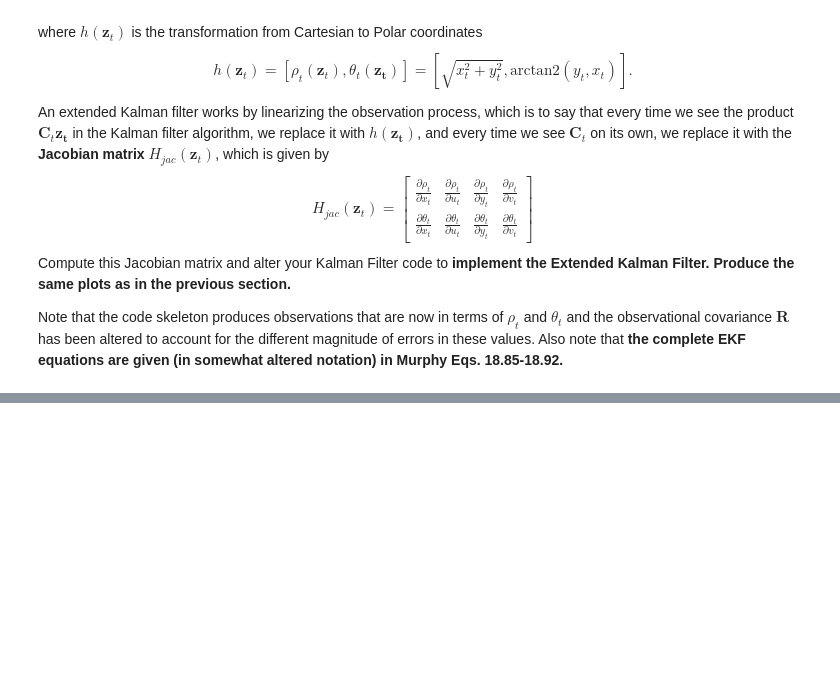
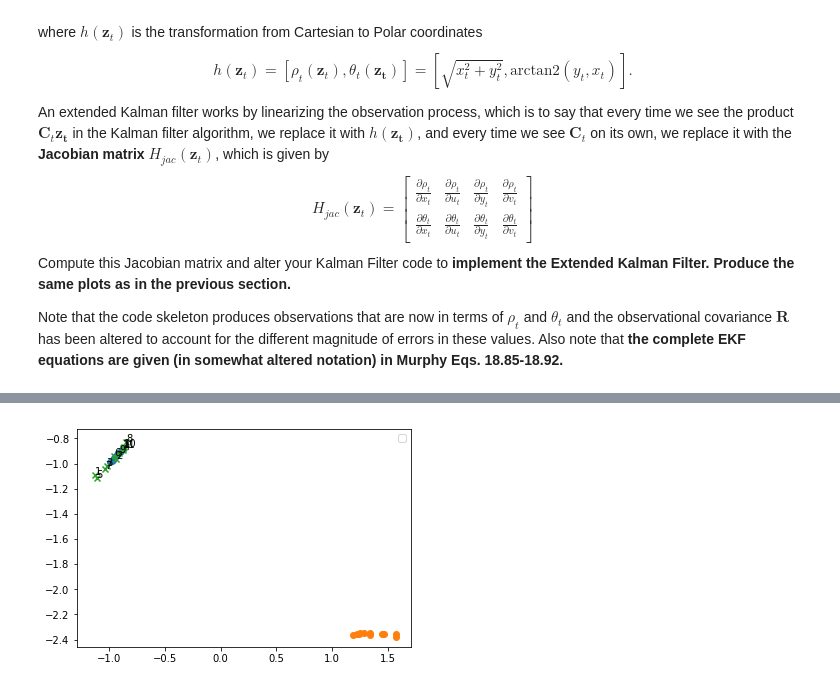
Before and after one commit to GenevieveKrause/Homework_3, a Jupyter notebook: Homework_3.ipynb, the cells around one changed output, grey strips where cells are left out. Drawn from its saved outputs; the diff is of its cells as text; code cells hidden in the pictures; blank space fills up the shorter version.

```diff
--- a/Homework_3.ipynb
+++ b/Homework_3.ipynb
@@ -328,6 +363,7 @@ Compute this Jacobian matrix and alter your Kalman Filter code to **implement th
 Note that the code skeleton produces observations that are now in terms of $\rho_t$ and $\theta_t$ and the observational covariance $\mathbf{R}$ has been altered to account for the different magnitude of errors in these values.  Also note that **the complete EKF equations are given (in somewhat altered notation) in Murphy Eqs. 18.85-18.92.**
 # %%
 import numpy as np
+from sympy import symbols, diff, sqrt, atan2
 
 # Constants
 a = 0.1   # Acceleration due to wind
@@ -345,6 +381,7 @@ Q = a**2*np.array([[1/4.*dt**4,1/2.*dt**3,         0,         0],
                    [         0,         0,1/4.*dt**4,1/2.*dt**3],
                    [         0,         0,1/2.*dt**3,     dt**2]])
 
+Q += 1e-5*np.sum(np.diag(Q))*np.eye(4)
 
 # Observation covariance
 R = np.array([[0.1**2,0],
@@ -358,8 +395,36 @@ def h(X):
 
 # Jacobian of observation function
 def H_jac(X):
-    #! Generate a function which returns the Jacobian of h
-    pass
+
+    x,y = symbols('x y', real=True)
+    J = np.array([[0.,0.,0.,0.],
+                  [0.,0.,0.,0.]])
+
+    p = sqrt(x**2+y**2)
+
+    dpx = diff(p,x)
+    dpx = dpx.subs(x,X[0])
+    dpx = dpx.subs(y,X[2])
+    J[0][0] = dpx
+
+    dpy = diff(p,y)
+    dpy = dpy.subs(x,X[0])
+    dpy = dpy.subs(y,X[2])
+    J[0][2] = dpy
+
+    t = atan2(y,x)
+
+    dtx = diff(t,x)
+    dtx = dtx.subs(x,X[0])
+    dtx = dtx.subs(y,X[2])
+    J[1][0] = dtx
+
+    dty = diff(t,y)
+    dty = dty.subs(x,X[0])
+    dty = dty.subs(y,X[2])
+    J[1][2] = dty
+
+    return(J)
 
 ### These are useful for sampling from normal distributions, but you
 ### don't need to worry about them.
@@ -386,7 +451,7 @@ Sigma = [Sigma_initial]
 Y = []
 
 t=0
-t_end = 10.0
+t_end = 1.0
 while t<t_end:
 
     ### Simulate the motion of the aircraft
@@ -405,23 +470,56 @@ while t<t_end:
     Sigma_previous = Sigma[-1] # state covariance from last time step
     Y_current = Y[-1]  # Current observation
 
-    H = H_jac(X_previous)
+    H = H_jac(mu_previous)
 
     # Prediction step
     #! Write code to predict
-    mu_prior = None #! a) where the airplane will be according to the motion model
-    Sigma_prior = None #! b) b) the covariance of that estimate
+    mu_prior = np.dot(A,mu_previous) #! a) where the airplane will be according to the motion model
+    Sigma_prior = np.dot(np.dot(A,Sigma_previous),np.transpose(A)) + Q  #! b) b) the covariance of that estimate
 
     # Update step
     #! Implement the formulae for the update step of the Kalman filter
-    #!
-    #!
-    #!
-    mu_post = None #! The posterior state mean estimate
-    Sigma_post = None #! The posterior covariance estimate
+    N = np.dot(Sigma_prior, np.transpose(H))
+    D = np.dot(np.dot(H, Sigma_prior),np.transpose(H)) + R
+    K = np.dot(N,np.linalg.inv(D))
+
+    mu_post =  mu_prior + np.dot(K,(Y_current - h(mu_prior))) #! The posterior state mean estimate
+    Sigma_post = np.dot(1 - np.dot(K,H),Sigma_prior) #! The posterior covariance estimate
 
     mu.append(mu_post)
     Sigma.append(Sigma_post)
 
     t+=dt
+#! Plotting goes here.
+x = []
+y = []
+for i in range(1,len(Z_true)):
+    x.append(Z_true[i][0])
+    y.append(Z_true[i][2])
+true = plt.scatter(x,y)
+
+plt.legend()
+x = []
+y = []
+for i in range(len(Y)):
+    x.append(Y[i][0])
+    y.append(Y[i][1])
+obs = plt.scatter(x,y,)
+
+x = []
+y = []
+for i in range(1,len(mu)):
+    x.append(mu[i][0])
+    y.append(mu[i][2])
+    plt.annotate(str(i),(x[-1]-.002,y[-1]+.004))
+est = plt.scatter(x,y,marker='x')
+
+#plt.legend((true, obs, est), ('True position', 'Observation', 'Estimation'), scatterpoints=1,loc='lower right',ncol=3,fontsize=8)
+plt.show()
+
+print("Initial covariance:")
+print(Sigma_initial)
+print("Final covariance:")
+print(Sigma[-1])
+print("It seems our estimation is becomeing less certian")
 # %% [output]
@@ -428,0 +527 @@ LinAlgError: Matrix is not positive definite
+[figure, added]
```
Also changed, not shown: parts of 5 cells of this notebook.
